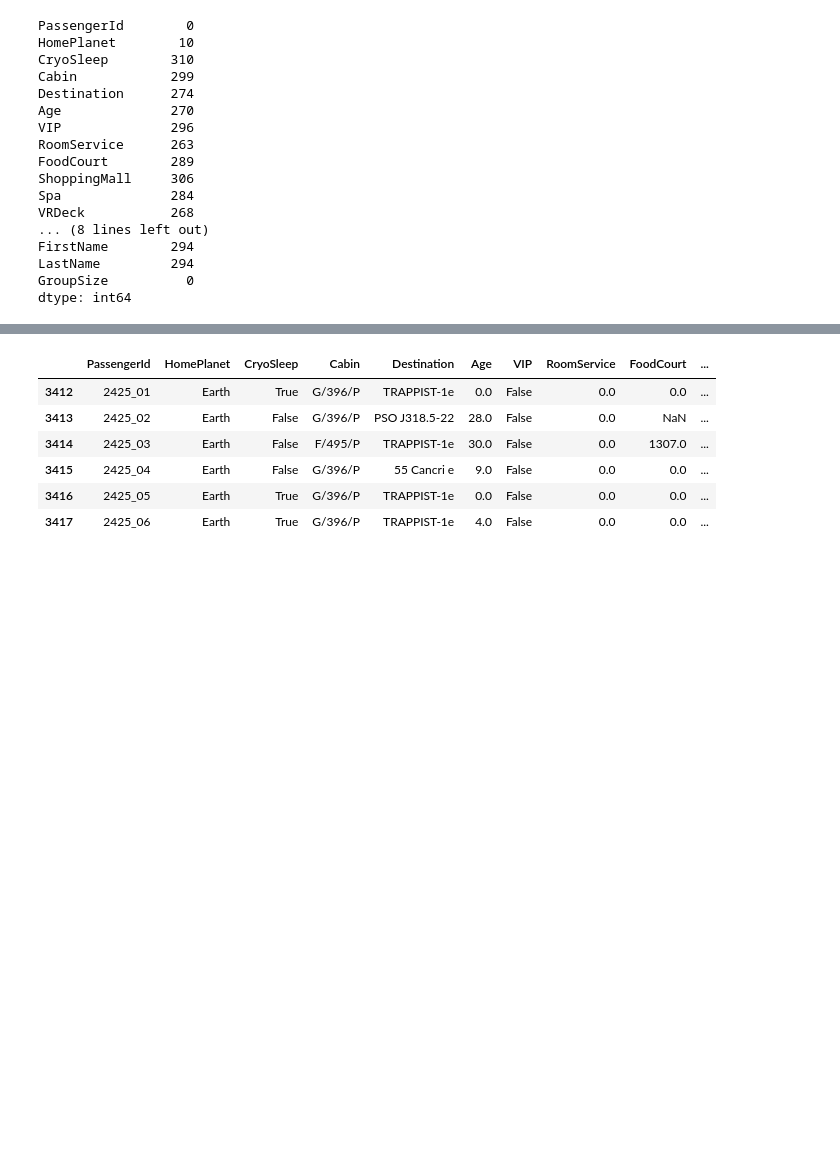
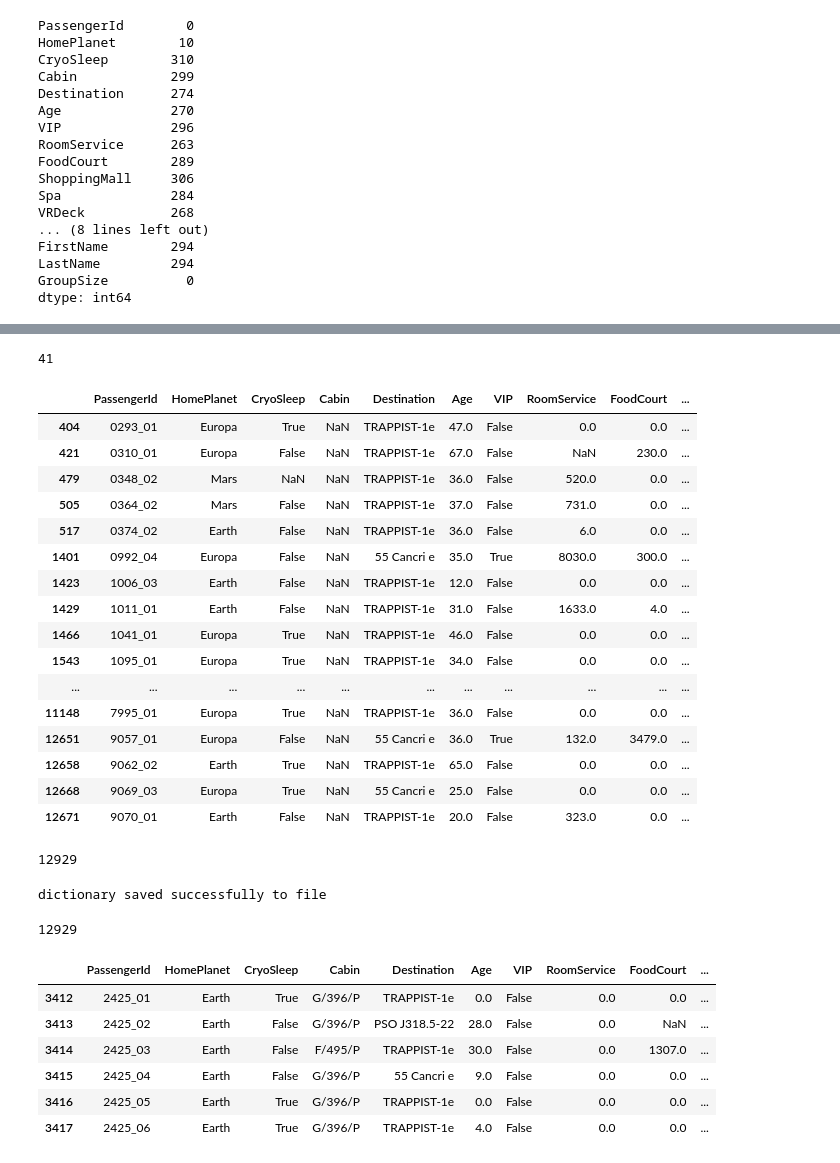
Before and after one commit to jacobsultan/spacetitanic3, a Jupyter notebook: FINALtransferred/fill_cabin_with_home_neat.ipynb, the cells around one changed output, grey strips where cells are left out. Saved outputs shown, nothing was run; the diff lists cells and outputs as text; code cells hidden in the pictures; blank space fills up the shorter version.

```diff
--- a/FINALtransferred/fillcabinwithhomeneat.ipynb
+++ b/FINALtransferred/fill_cabin_with_home_neat.ipynb
@@ -267,23 +245,19 @@ def caboptionstest():
     return caboptions
 # %%
 def caboptions():
-    europadecks = list(togeth[togeth.HomePlanet == 'Europa'].CabinDeck.dropna().unique())
-    earthdecks = list(togeth[togeth.HomePlanet == 'Earth'].CabinDeck.dropna().unique())
-    marsdecks = list(togeth[togeth.HomePlanet == 'Mars'].CabinDeck.dropna().unique())
+    deckss = {'Europa':list(togeth[togeth.HomePlanet == 'Europa'].CabinDeck.dropna().unique()),
+    'Earth':list(togeth[togeth.HomePlanet == 'Earth'].CabinDeck.dropna().unique()),
+    'Mars':list(togeth[togeth.HomePlanet == 'Mars'].CabinDeck.dropna().unique())}
     sides = {'P':0,'S':0}
     side = ['P','S']
     caboptions = {}
+
     #cabin options
     for i,row in togeth.iterrows():
         if pd.isna(row.Cabin):
             bef = togeth.iloc[:i].dropna(subset=['Cabin'])
             aft = togeth.iloc[i+1:].dropna(subset=['Cabin'])
-            if row.HomePlanet == 'Europa':
-                decks = europadecks
-            elif row.HomePlanet == 'Earth':
-                decks = earthdecks
-            else:
-                decks = marsdecks
+            decks = deckss[row.HomePlanet]
 
             for deck in decks:
                 for sid in side:
@@ -314,11 +286,15 @@ togethkeep = togeth.copy()
 # %%
 togeth = togethkeep.copy()
 # %%
+
+decks_by_homeplanet = {'Europa':list(togeth[togeth.HomePlanet == 'Europa'].CabinDeck.dropna().unique()),
+    'Earth':list(togeth[togeth.HomePlanet == 'Earth'].CabinDeck.dropna().unique()),
+    'Mars':list(togeth[togeth.HomePlanet == 'Mars'].CabinDeck.dropna().unique())}
 
 def cabfiller(df):
     def caboptionsbyplanet(planet,df):
         df = split_cabin(df)
-        decks = list(df[df.HomePlanet == planet].CabinDeck.dropna().unique())
+        decks = decks_by_homeplanet[planet]
         sides = {'P':0,'S':0}
         side = ['P','S']
         caboptions = {}
@@ -331,10 +307,9 @@ def cabfiller(df):
                     for sid in side:
                         before = bef[(bef.CabinDeck == deck) & (bef.CabinSide == sid)]
                         after = aft[(aft.CabinDeck == deck) & (aft.CabinSide == sid)]
-                        if len(before) == 0:
-                            minn = -2
-                        else:
-                            minn = max(list(before.CabinNum))
+                        minn = list(before.CabinNum)
+                        minn.append(-2)
+                        minn = max(minn)
                         if len(after) == 0:
                             maxx = -2
                         else:
@@ -345,7 +320,7 @@ def cabfiller(df):
                             caboptions[row.PassengerId] = [[minn,maxx,deck,sid]]
         return caboptions, df
 
-    for planet in list(df.HomePlanet.dropna().unique()):
+    for planet in ['Europa','Mars','Earth']:
 
         planetcaboptions, df = caboptionsbyplanet(planet,df)
 
@@ -431,11 +406,16 @@ def cabfiller(df):
 
 
 
+    print(list(caboptionsbyplanet('Europa',df)[0].keys()))
+    print(list(caboptionsbyplanet('Mars',df)[0].keys()))
+    print(list(caboptionsbyplanet('Earth',df)[0].keys()))
 
     europacaboptions, df = caboptionsbyplanet('Europa',df)
     marscaboptions, df = caboptionsbyplanet('Mars',df)
     earthcaboptions, df = caboptionsbyplanet('Earth',df)
 
+    print([indexfromid(x) for x in list(europacaboptions.keys())])
+    print([indexfromid(x) for x in list(marscaboptions.keys())])
     indexlist = [indexfromid(x) for x in list(europacaboptions.keys())] + [indexfromid(x) for x in list(marscaboptions.keys())] + [indexfromid(x) for x in list(earthcaboptions.keys())]
     indexlist.sort()
     idlist = [idfromindex(x) for x in indexlist]
@@ -447,6 +427,7 @@ def cabfiller(df):
             globalcaboptions[id] = marscaboptions[id]
         else:
             globalcaboptions[id] = earthcaboptions[id]
+
 
     #only one that'll fit
     earthplug = []
@@ -518,0 +488,24 @@ second 2
+# %%
+togeth.Cabin.isna().sum()
+# %% [output]
+41
+# %%
+togeth[togeth.Cabin.isna()]
+# %% [output]
+|  | PassengerId | HomePlanet | CryoSleep | Cabin | Destination | Age | VIP | RoomService | FoodCourt | ... |
+| 404 | 0293_01 | Europa | True | NaN | TRAPPIST-1e | 47.0 | False | 0.0 | 0.0 | ... |
+| 421 | 0310_01 | Europa | False | NaN | TRAPPIST-1e | 67.0 | False | NaN | 230.0 | ... |
+| 479 | 0348_02 | Mars | NaN | NaN | TRAPPIST-1e | 36.0 | False | 520.0 | 0.0 | ... |
+| 505 | 0364_02 | Mars | False | NaN | TRAPPIST-1e | 37.0 | False | 731.0 | 0.0 | ... |
+| 517 | 0374_02 | Earth | False | NaN | TRAPPIST-1e | 36.0 | False | 6.0 | 0.0 | ... |
+| 1401 | 0992_04 | Europa | False | NaN | 55 Cancri e | 35.0 | True | 8030.0 | 300.0 | ... |
+| 1423 | 1006_03 | Earth | False | NaN | TRAPPIST-1e | 12.0 | False | 0.0 | 0.0 | ... |
+| 1429 | 1011_01 | Earth | False | NaN | TRAPPIST-1e | 31.0 | False | 1633.0 | 4.0 | ... |
+| 1466 | 1041_01 | Europa | True | NaN | TRAPPIST-1e | 46.0 | False | 0.0 | 0.0 | ... |
+| 1543 | 1095_01 | Europa | True | NaN | TRAPPIST-1e | 34.0 | False | 0.0 | 0.0 | ... |
+| ... | ... | ... | ... | ... | ... | ... | ... | ... | ... | ... |
+| 11148 | 7995_01 | Europa | True | NaN | TRAPPIST-1e | 36.0 | False | 0.0 | 0.0 | ... |
+| 12651 | 9057_01 | Europa | False | NaN | 55 Cancri e | 36.0 | True | 132.0 | 3479.0 | ... |
+| 12658 | 9062_02 | Earth | True | NaN | TRAPPIST-1e | 65.0 | False | 0.0 | 0.0 | ... |
+| 12668 | 9069_03 | Europa | True | NaN | 55 Cancri e | 25.0 | False | 0.0 | 0.0 | ... |
+| 12671 | 9070_01 | Earth | False | NaN | TRAPPIST-1e | 20.0 | False | 323.0 | 0.0 | ... |
@@ -519,3 +518,18 @@ second 2
+# %%
+len(newdict1)
+# %% [output]
+12929
+# %%
+import pickle
+with open('idtocabin11.pkl', 'wb') as fp:
+    pickle.dump(newdict1, fp)
+    print('dictionary saved successfully to file')
+# %% [output]
+dictionary saved successfully to file
+# %%
+len(newdict)
+# %% [output]
+12929
 # %%
 togeth.at[indexfromid('5098_02'),'Cabin'] = 'G/832/S'
 # %%
```
Also changed, not shown: parts of 22 cells of this notebook, 9 other files.
